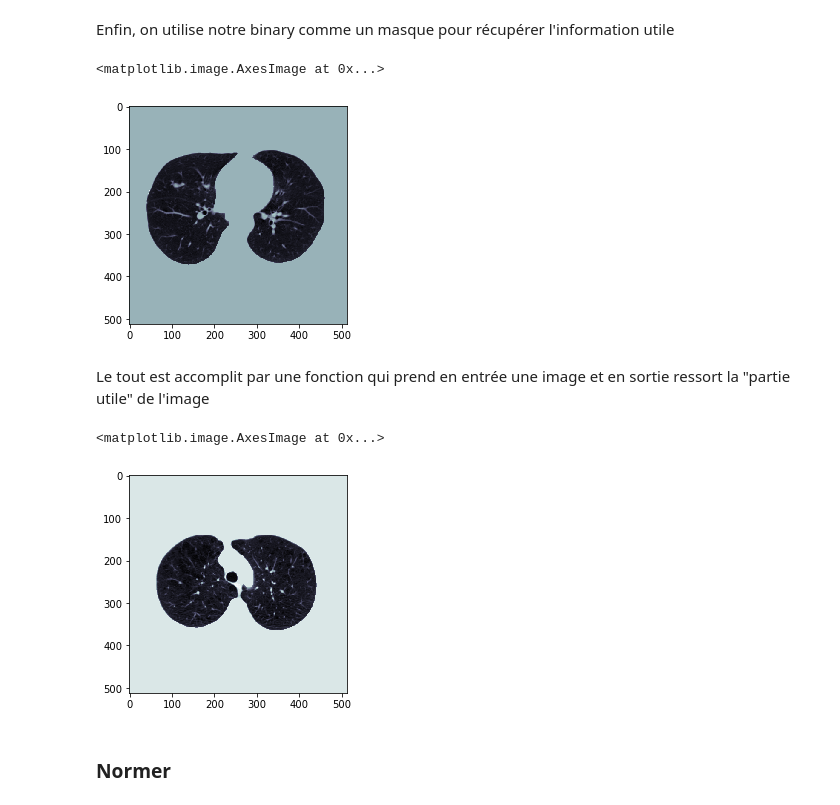
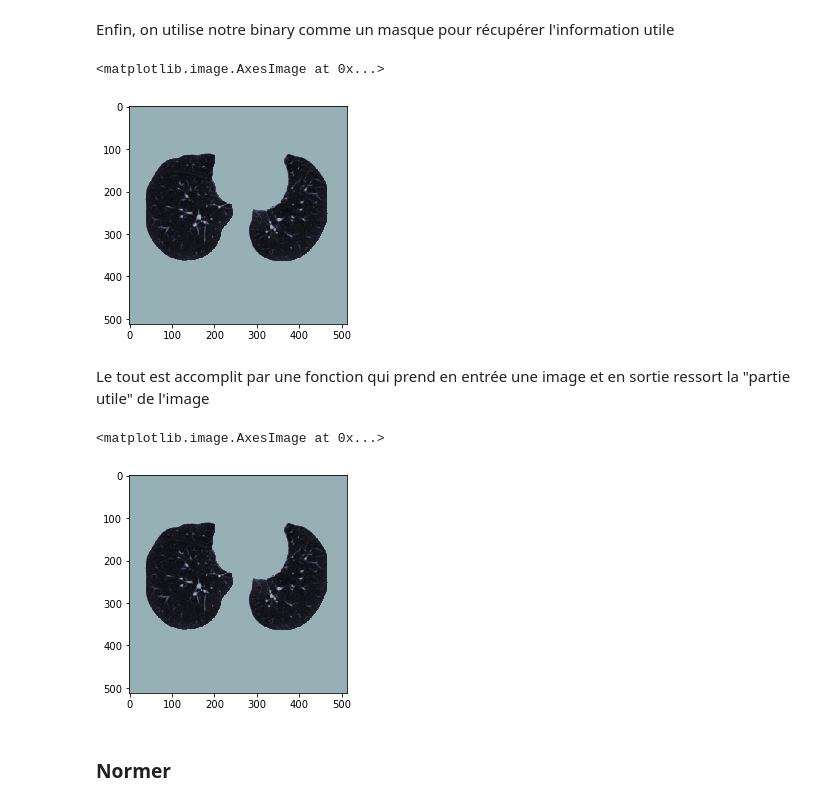
Before and after one commit to lucsoret/CEI, a Jupyter notebook: Python/Notebook/pre_processing_Luc.ipynb, the cells around one changed output. Drawn from its saved outputs; the diff is of its cells as text; code cells hidden in the pictures.

```diff
--- a/Python/Notebook/pre_processing_Luc.ipynb
+++ b/Python/Notebook/pre_processing_Luc.ipynb
@@ -158,7 +147,9 @@ def PixelData_to_HU(slices):
 
     return np.array(image)
 # %%
-image_HU = PixelData_to_HU(first_patient)
+image = PixelData_to_HU(first_patient)
+
+
 flatten = image_HU.flatten()
 hist, bins = np.histogram(flatten, bins=50)
 width = 0.7 * (bins[1] - bins[0])
@@ -182,20 +173,17 @@ first_patient_path = os.path.join(INPUT_FOLDER,patients[0])
 first_patient = load_scan(first_patient_path)
 total_images = os.listdir(first_patient_path)
 
-
-images = PixelData_to_HU(first_patient)
-
-binaries = images < -500
+binaries = image < -500
 
 
 """Plot"""
 plt.subplot(221)
-plt.imshow(binaries[0],cmap=cm.Greys)
+plt.imshow(binaries[25],cmap=cm.Greys)
 plt.subplot(222)
-plt.imshow(binaries[25],cmap=cm.Greys)
+plt.imshow(binaries[50],cmap=cm.Greys)
 plt.subplot(223)
-plt.imshow(binaries[50],cmap=cm.Greys)
+plt.imshow(binaries[75],cmap=cm.Greys)
 plt.subplot(224)
-plt.imshow(binaries[76],cmap=cm.Greys)
+plt.imshow(binaries[100],cmap=cm.Greys)
 # %% [output]
 <matplotlib.image.AxesImage at 0x...>
@@ -205,5 +193,5 @@ from skimage.segmentation import clear_border
 from skimage.morphology import ball, disk, dilation, binary_erosion, remove_small_objects, erosion, closing, reconstruction, binary_closing
 
 
-i = 0
+i = 50
 # %%
@@ -260,7 +248,7 @@ plt.imshow(binary_3,cmap=cm.Greys)
 # %% [markdown]
 Enfin, on utilise notre binary comme un masque pour récupérer l'information utile
 # %%
-im = images[i]
+im = image[i]
 
 get_high_vals = binary_3 == 0
 im[get_high_vals] = 0
@@ -268,7 +256,7 @@ im[get_high_vals] = 0
 plt.imshow(im, cmap=plt.cm.bone)
 # %% [output]
 <matplotlib.image.AxesImage at 0x...>
-[figure, old version]
+[figure, new version]
 # %% [markdown]
 Le tout est accomplit par une fonction qui prend en entrée une image et en sortie ressort la "partie utile" de l'image
 # %%
@@ -300,9 +288,9 @@ def get_segmented_lungs(im):
 
     return im
 # %%
-plt.imshow(get_segmented_lungs(images[10]), cmap=plt.cm.bone)
+plt.imshow(get_segmented_lungs(image[i]), cmap=plt.cm.bone)
 # %% [output]
 <matplotlib.image.AxesImage at 0x...>
-[figure, old version]
+[figure, new version]
 # %% [markdown]
 ### Normer
```
Also changed, not shown: parts of 17 cells of this notebook.
